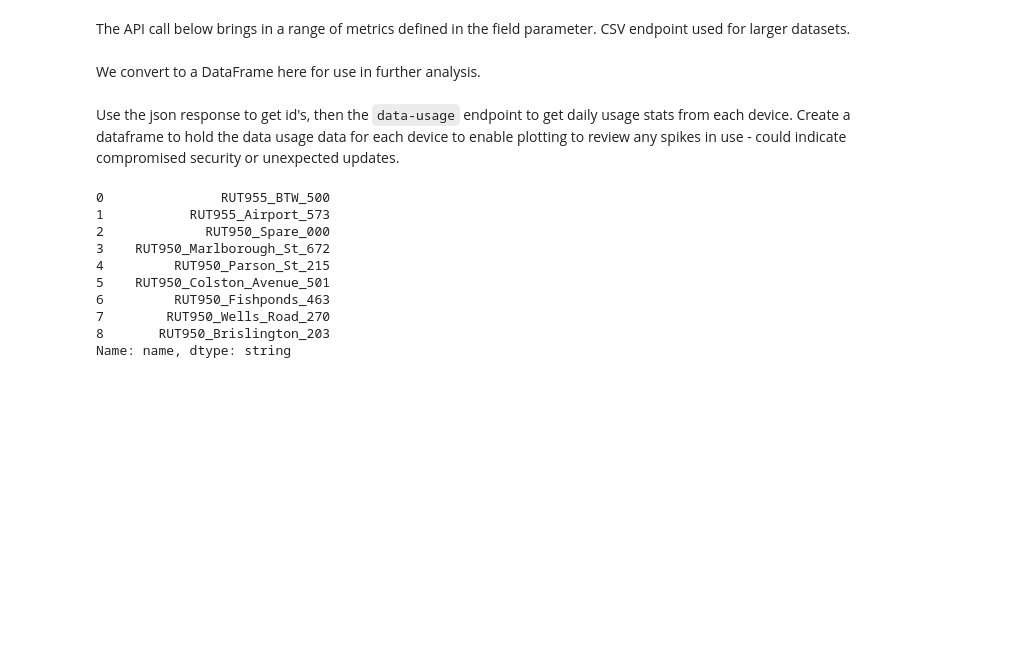
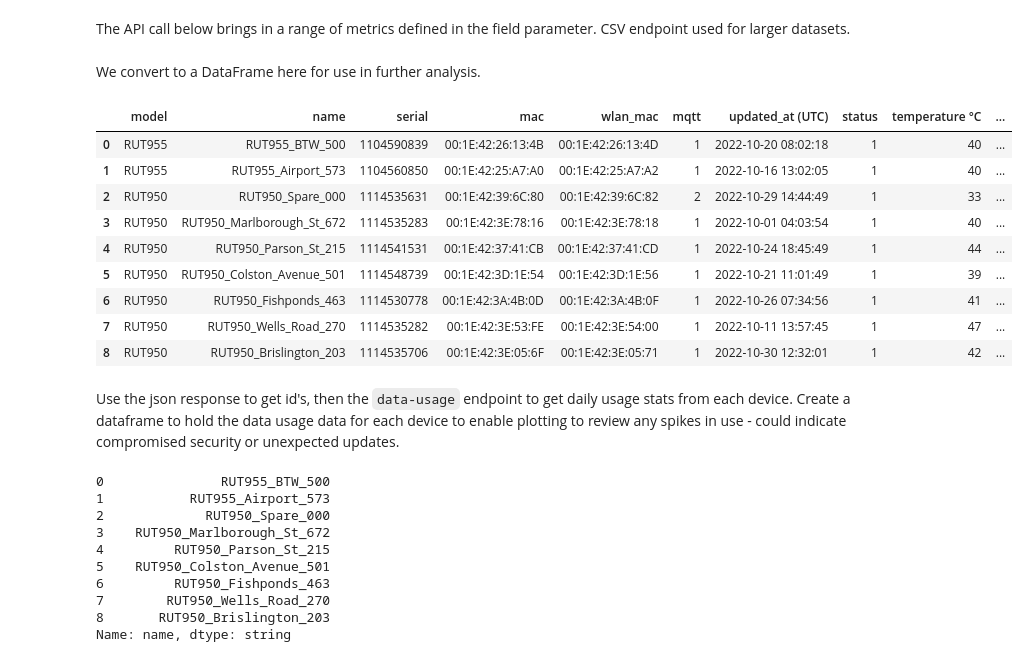
Before and after one commit to stevecrawshaw/L4, a Jupyter notebook: project-2-diagnostics/teltonika/teltonika_test.ipynb, the cells around one changed output. Saved outputs shown, nothing was run; the diff lists cells and outputs as text; code cells hidden in the pictures; blank space fills up the shorter version.

```diff
--- a/project-2-diagnostics/teltonika/teltonika_test.ipynb
+++ b/project-2-diagnostics/teltonika/teltonika_test.ipynb
@@ -43,6 +48,19 @@ response_devices_csv = requests.get(csv_url, \
 We convert to a DataFrame here for use in further analysis.
 # %%
 responses_df = pd.read_csv(io.StringIO(response_devices_csv.text))
+# %%
+responses_df
+# %% [output]
+|  | model | name | serial | mac | wlan_mac | mqtt | updated_at (UTC) | status | temperature °C | ... |
+| 0 | RUT955 | RUT955_BTW_500 | 1104590839 | 00:1E:42:26:13:4B | 00:1E:42:26:13:4D | 1 | 2022-10-20 08:02:18 | 1 | 40 | ... |
+| 1 | RUT955 | RUT955_Airport_573 | 1104560850 | 00:1E:42:25:A7:A0 | 00:1E:42:25:A7:A2 | 1 | 2022-10-16 13:02:05 | 1 | 40 | ... |
+| 2 | RUT950 | RUT950_Spare_000 | 1114535631 | 00:1E:42:39:6C:80 | 00:1E:42:39:6C:82 | 2 | 2022-10-29 14:44:49 | 1 | 33 | ... |
+| 3 | RUT950 | RUT950_Marlborough_St_672 | 1114535283 | 00:1E:42:3E:78:16 | 00:1E:42:3E:78:18 | 1 | 2022-10-01 04:03:54 | 1 | 40 | ... |
+| 4 | RUT950 | RUT950_Parson_St_215 | 1114541531 | 00:1E:42:37:41:CB | 00:1E:42:37:41:CD | 1 | 2022-10-24 18:45:49 | 1 | 44 | ... |
+| 5 | RUT950 | RUT950_Colston_Avenue_501 | 1114548739 | 00:1E:42:3D:1E:54 | 00:1E:42:3D:1E:56 | 1 | 2022-10-21 11:01:49 | 1 | 39 | ... |
+| 6 | RUT950 | RUT950_Fishponds_463 | 1114530778 | 00:1E:42:3A:4B:0D | 00:1E:42:3A:4B:0F | 1 | 2022-10-26 07:34:56 | 1 | 41 | ... |
+| 7 | RUT950 | RUT950_Wells_Road_270 | 1114535282 | 00:1E:42:3E:53:FE | 00:1E:42:3E:54:00 | 1 | 2022-10-11 13:57:45 | 1 | 47 | ... |
+| 8 | RUT950 | RUT950_Brislington_203 | 1114535706 | 00:1E:42:3E:05:6F | 00:1E:42:3E:05:71 | 1 | 2022-10-30 12:32:01 | 1 | 42 | ... |
 # %% [markdown]
 Use the json response to get id's, then the `data-usage` endpoint to get daily usage stats from each device. Create a dataframe to hold the data usage data for each device to enable plotting to review any spikes in use - could indicate compromised security or unexpected updates.
 # %%
```
Also changed, not shown: parts of 11 cells of this notebook, 2 other files.
